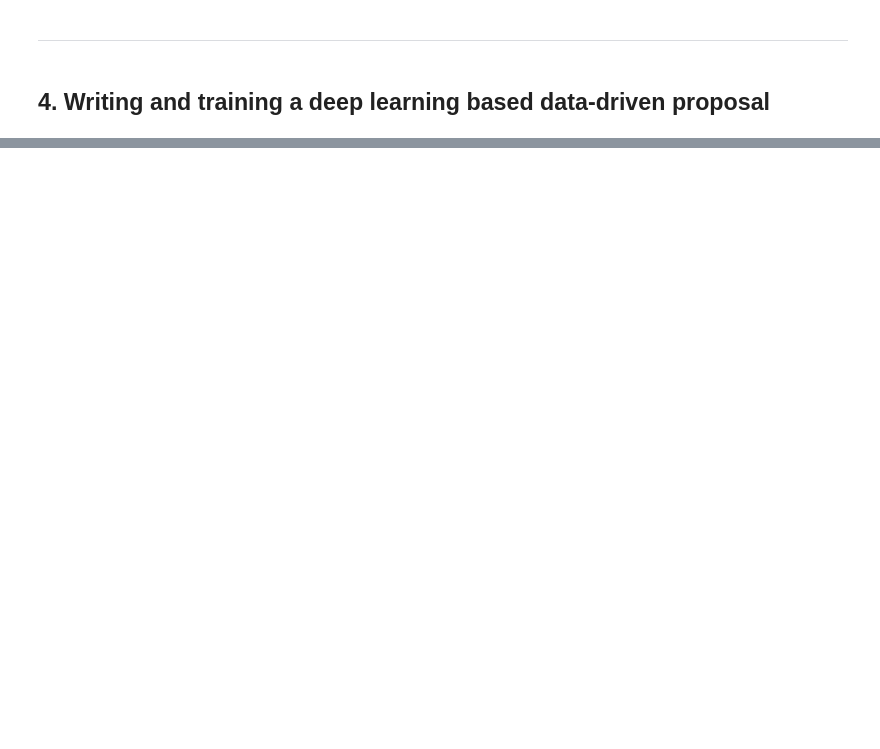
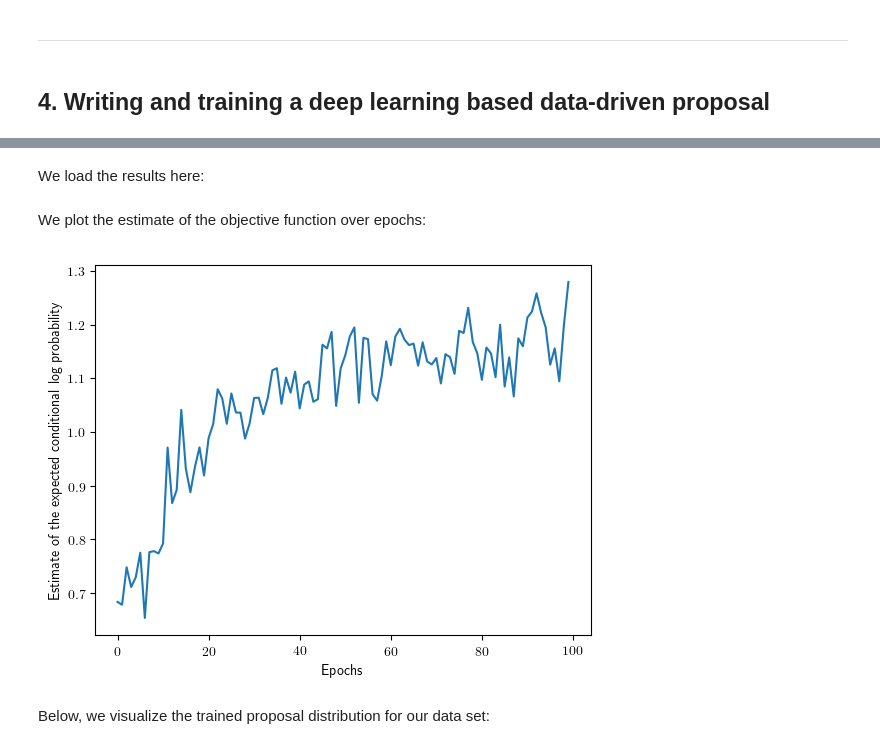
Before and after one commit to probcomp/gen-quickstart, a Jupyter notebook: tutorial-importance-sampling/tutorial-importance-sampling.ipynb, the cells around one changed output, grey strips where cells are left out. Drawn from its saved outputs; the diff is of its cells as text; code cells hidden in the pictures; blank space fills up the shorter version.

```diff
--- a/tutorial-importance-sampling/tutorial-importance-sampling.ipynb
+++ b/tutorial-importance-sampling/tutorial-importance-sampling.ipynb
@@ -1235,0 +627,19 @@ displayInNotebook(viz)
+# %% [markdown]
+We load the results here:
+# %%
+scores = let data = load("custom_dest_proposal_neural_trained.jld", "data")
+    for name in [:x_W1, :x_b1, :x_W2, :x_b2, :x_W3, :x_b3, :y_W1, :y_b1, :y_W2, :y_b2, :y_W3, :y_b3]
+        Gen.init_param!(custom_dest_proposal_neural, name, data[(:param, name)])
+    end
+    data[:scores]
+end;
+# %% [markdown]
+We plot the estimate of the objective function over epochs:
+# %%
+plot(scores)
+xlabel("Epochs")
+ylabel("Estimate of the expected conditional log probability density");
+# %% [output]
+[figure, added]
+# %% [markdown]
+Below, we visualize the trained proposal distribution for our data set:
```
Also changed, not shown: parts of 204 cells of this notebook.
